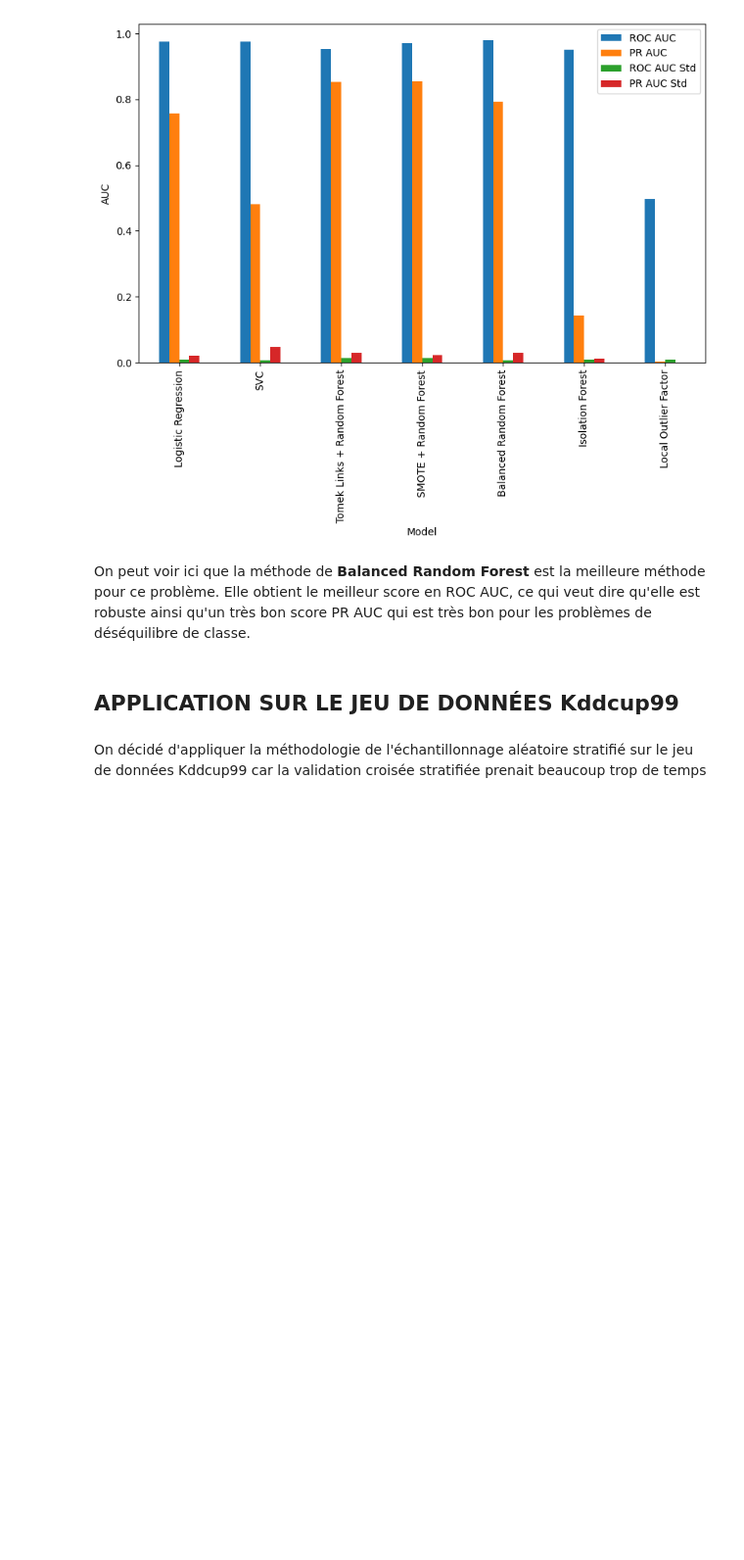
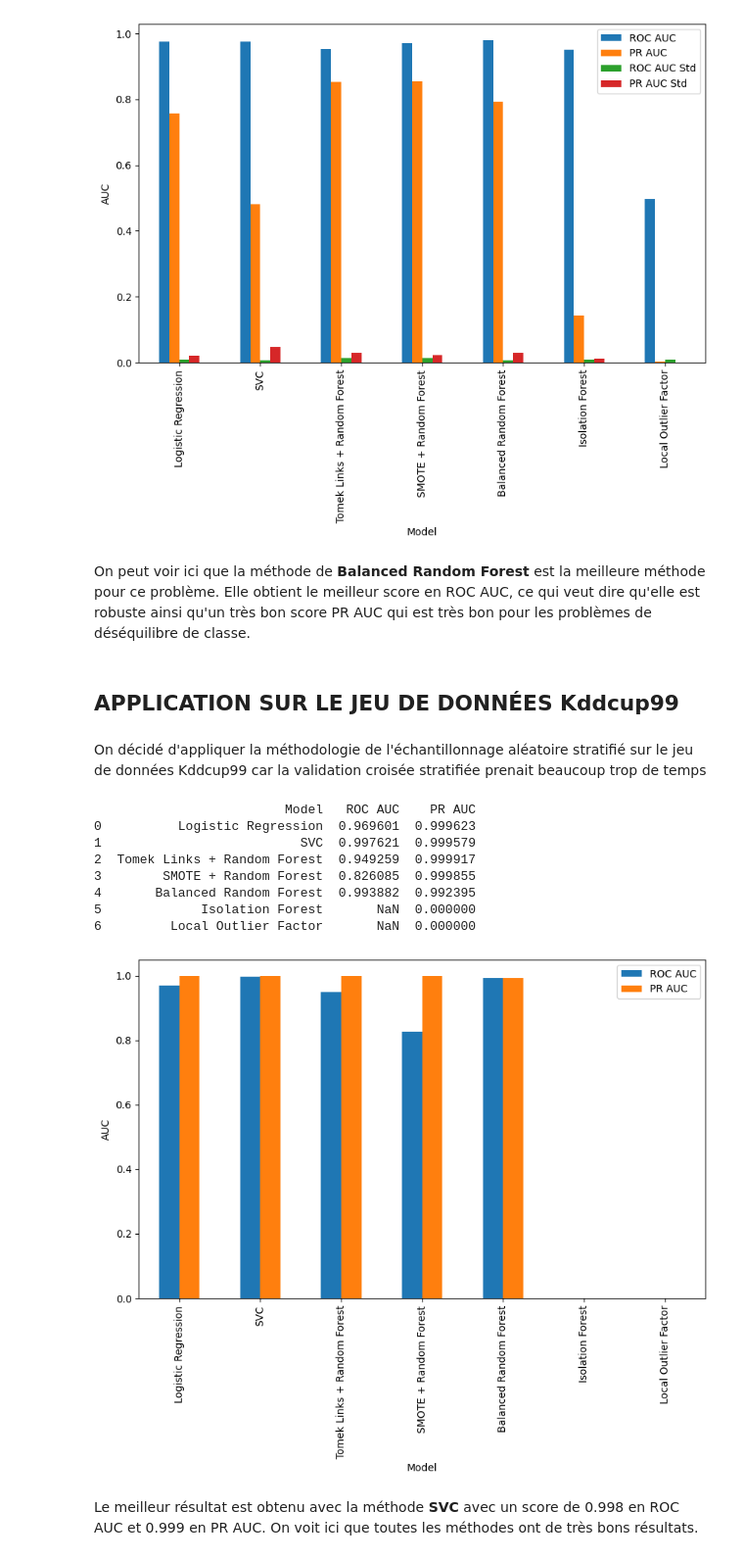
Before and after one commit to Runhilia/TAA_TP1, a Jupyter notebook: anomalies.ipynb, the cells around one changed output. Shown at 98% size. Saved outputs shown, nothing was run; the diff lists cells and outputs as text; code cells hidden in the pictures; blank space fills up the shorter version.

```diff
--- a/anomalies.ipynb
+++ b/anomalies.ipynb
@@ -435,4 +443,29 @@ kdd_cup99_features = pd.DataFrame(kdd_cup99_features)
 
 X_train, X_test, y_train, y_test = train_test_split(kdd_cup99_features, kdd_cup99_labels, test_size=0.3, random_state=42, stratify=kdd_cup99_labels)
 # %%
-#methodological_approach(X_train, X_test, y_train, y_test)
+methods_roc, methods_pr = methodological_approach(X_train, X_test, y_train, y_test)
+# %%
+# Plot ROC AUC
+methods = ['Logistic Regression', 'SVC', 'Tomek Links + Random Forest', 'SMOTE + Random Forest', 'Balanced Random Forest', 'Isolation Forest', 'Local Outlier Factor']
+compare_results = []
+for i in range(len(methods)):
+    result = {'Model': methods[i], 'ROC AUC': methods_roc[i], 'PR AUC': methods_pr[i]}
+    compare_results.append(result)
+compare_results = pd.DataFrame(compare_results)
+print(compare_results)
+compare_results.set_index('Model', inplace=True)
+compare_results.plot(kind='bar', figsize=(10, 6))
+plt.ylabel('AUC')
+plt.show()
+# %% [output]
+                         Model   ROC AUC    PR AUC
+0          Logistic Regression  0.969601  0.999623
+1                          SVC  0.997621  0.999579
+2  Tomek Links + Random Forest  0.949259  0.999917
+3        SMOTE + Random Forest  0.826085  0.999855
+4       Balanced Random Forest  0.993882  0.992395
+5             Isolation Forest       NaN  0.000000
+6         Local Outlier Factor       NaN  0.000000
+[figure, added]
+# %% [markdown]
+Le meilleur résultat est obtenu avec la méthode **SVC** avec un score de 0.998 en ROC AUC et 0.999 en PR AUC. On voit ici que toutes les méthodes ont de très bons résultats.
```
Also changed, not shown: parts of 3 cells of this notebook, 2 other files.
